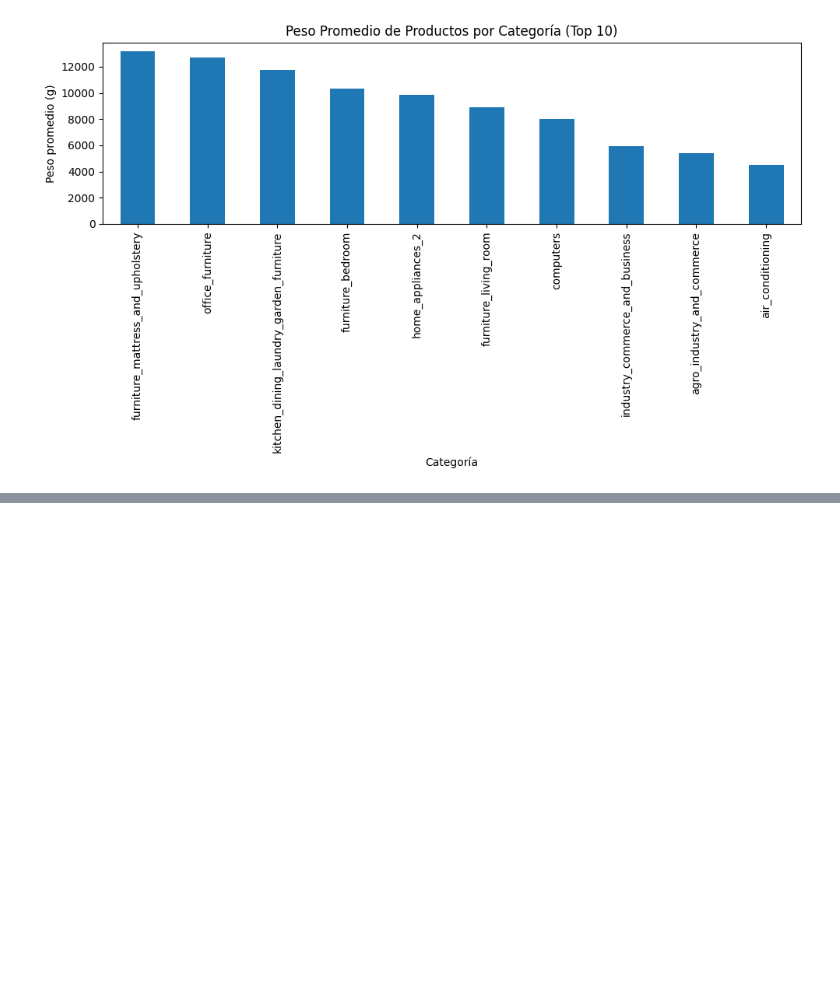
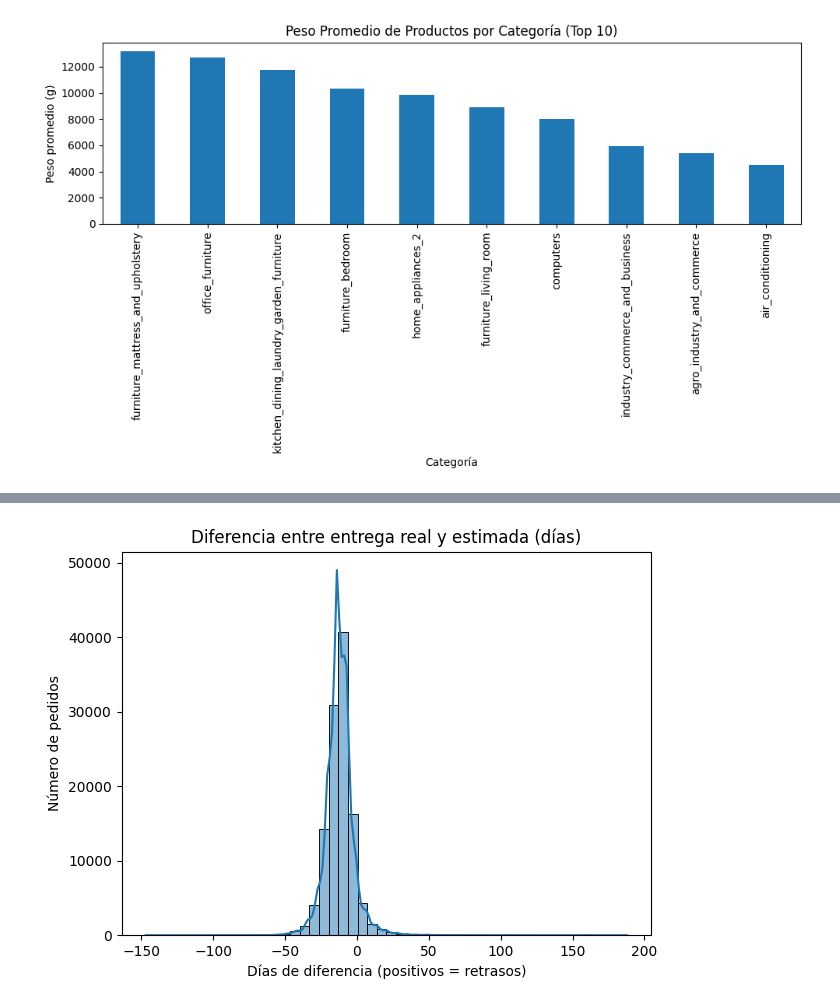
Before and after one commit to tsc221645/CC3074_Proyecto_Final, a Jupyter notebook: semana1/fase1.ipynb, the cells around one changed output, grey strips where cells are left out. Drawn from its saved outputs; the diff is of its cells as text; code cells hidden in the pictures; blank space fills up the shorter version.

```diff
--- a/semana1/fase1.ipynb
+++ b/semana1/fase1.ipynb
@@ -740,0 +755,26 @@ plt.show()
+# %%
+def diferenciaEntregas(data):
+  # Conversión de fechas si no están en formato datetime
+  if not pd.api.types.is_datetime64_any_dtype(data['order_estimated_delivery_date']):
+    data['order_estimated_delivery_date'] = pd.to_datetime(data['order_estimated_delivery_date'])
+
+  if not pd.api.types.is_datetime64_any_dtype(data['order_delivered_customer_date']):
+    data['order_delivered_customer_date'] = pd.to_datetime(data['order_delivered_customer_date'])
+
+  # Calcular la diferencia en días
+  data['delivery_diff_days'] = (data['order_delivered_customer_date'] - data['order_estimated_delivery_date']).dt.days
+
+  # Graficar histograma
+  plt.figure()
+  sns.histplot(data['delivery_diff_days'], bins=50, kde=True)
+  plt.title("Diferencia entre entrega real y estimada (días)")
+  plt.xlabel("Días de diferencia (positivos = retrasos)")
+  plt.ylabel("Número de pedidos")
+  plt.tight_layout()
+  plt.show()
+
+  return data
+# %%
+data = diferenciaEntregas(data)
+# %% [output]
+[figure, added]
```
Also changed, not shown: parts of 5 cells of this notebook, 6 other files.
